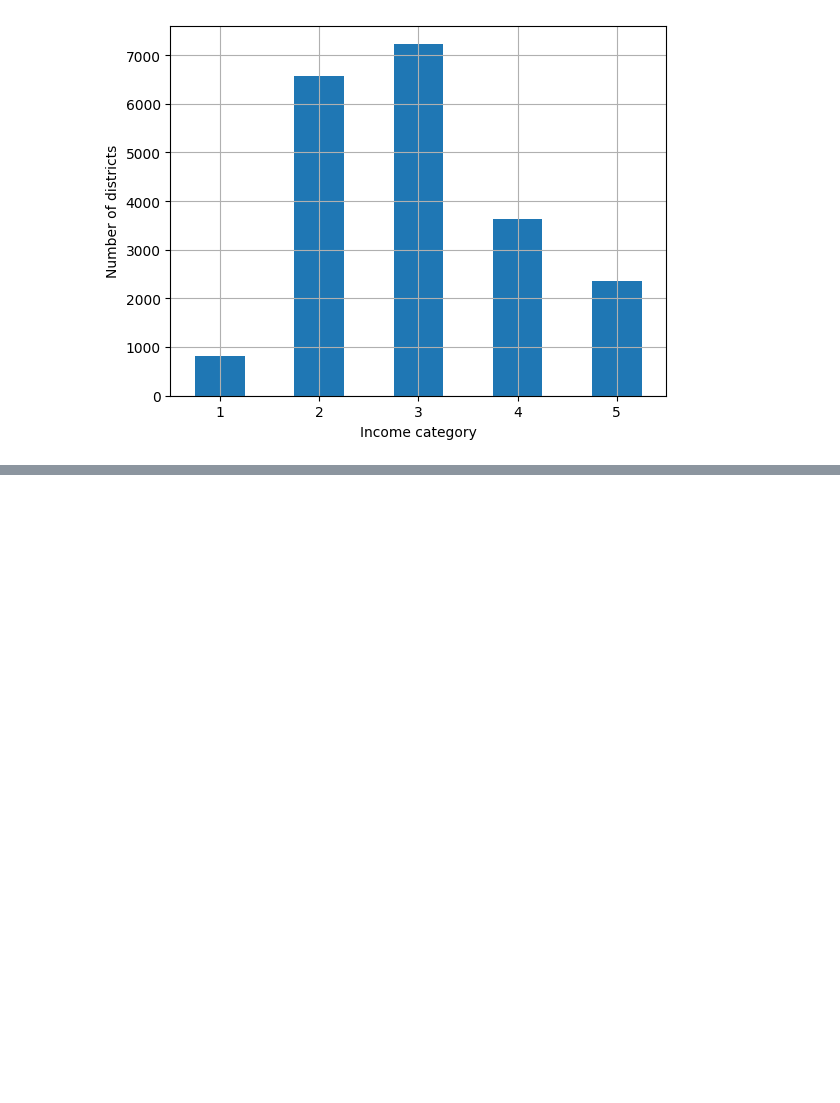
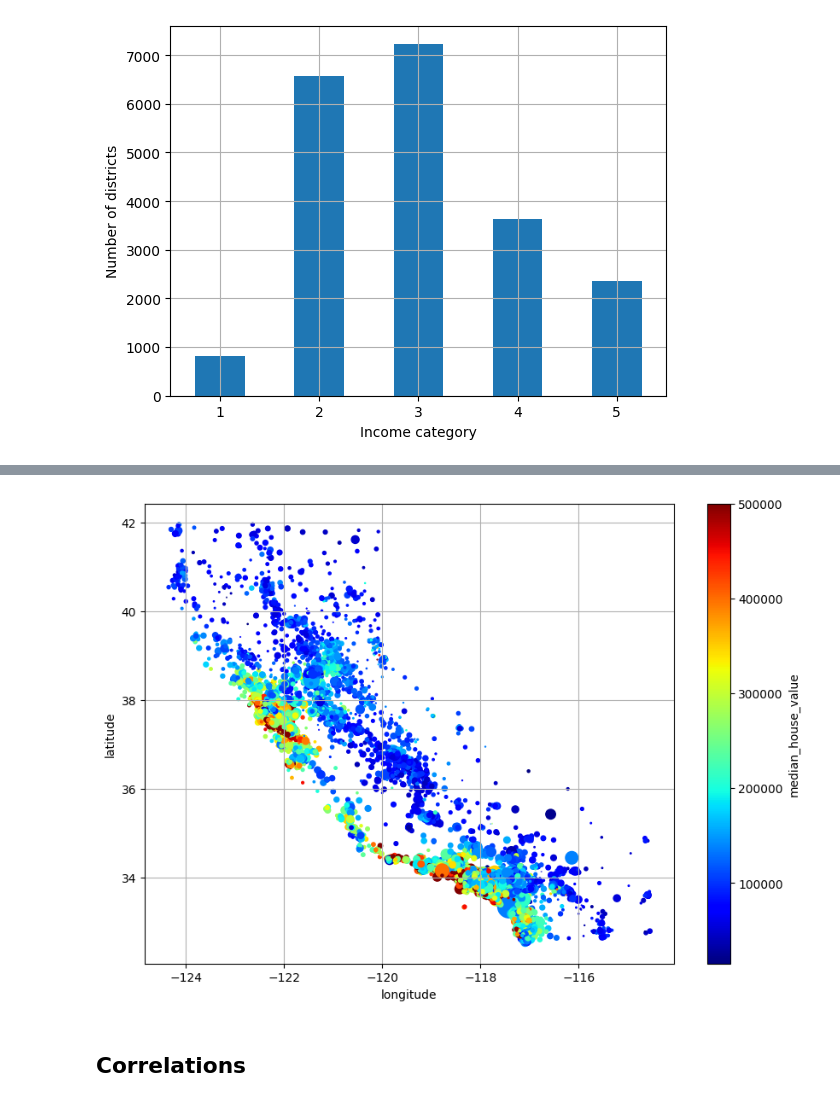
Before and after one commit to ahmedabdrabo1/california-housing-ml-project, a Jupyter notebook: california_housing.ipynb, the cells around one changed output, grey strips where cells are left out. Saved outputs shown, nothing was run; the diff lists cells and outputs as text; code cells hidden in the pictures; blank space fills up the shorter version.

```diff
--- a/california_housing.ipynb
+++ b/california_housing.ipynb
@@ -123,0 +157,17 @@ plt.show()
+# %%
+hosuing.plot(kind='scatter',
+             x='longitude',
+             y='latitude',
+             grid=True,
+             s=hosuing['population'] / 100,
+             c='median_house_value',
+             cmap='jet',
+             colorbar=True,
+             legend=True,
+             sharex=False,
+             figsize=(10,7))
+plt.show()
+# %% [output]
+[figure, added]
+# %% [markdown]
+## Correlations
```
Also changed, not shown: parts of 15 cells of this notebook.
